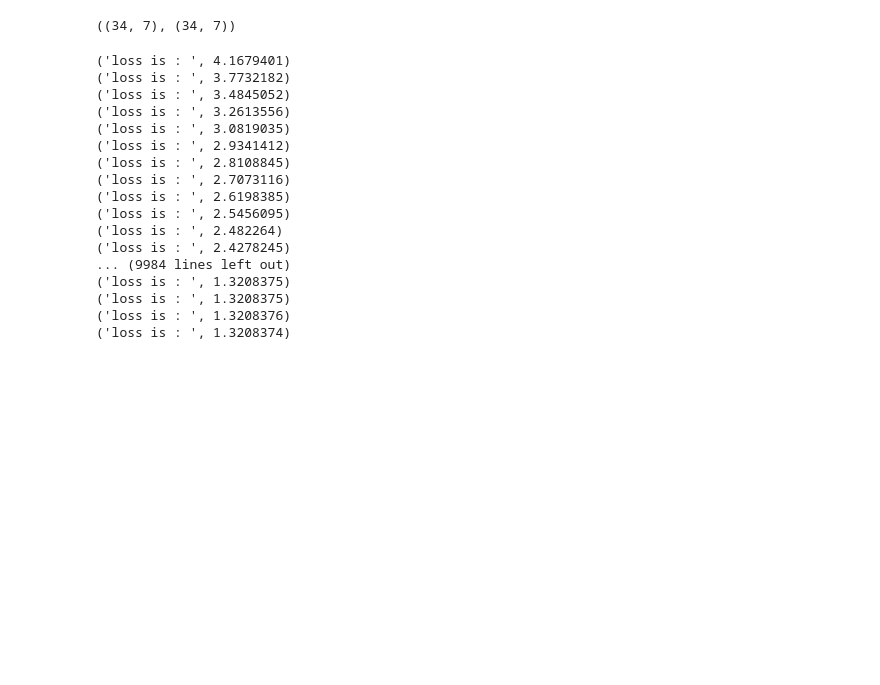
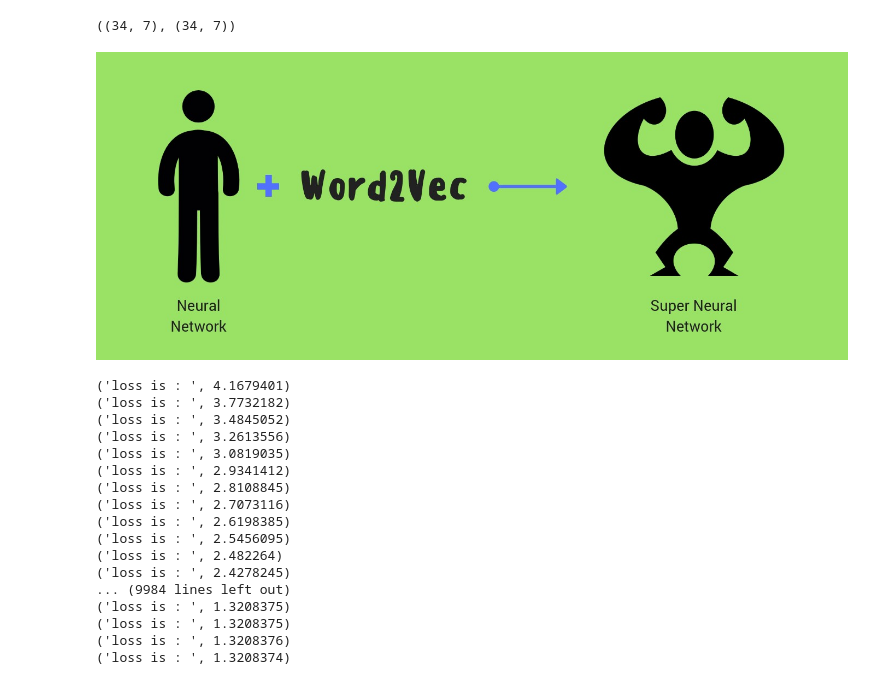
Before and after one commit to sudharsan13296/Word2vec-from-scratch, a Jupyter notebook: word2vec scratch.ipynb, the cells around one changed output. Saved outputs shown, nothing was run; the diff lists cells and outputs as text; code cells hidden in the pictures; blank space fills up the shorter version.

```diff
--- a/word2vec scratch.ipynb
+++ b/word2vec scratch.ipynb
@@ -91,6 +114,10 @@ y_train = np.asarray(y_train)
 print(x_train.shape, y_train.shape)
 # %% [output]
 ((34, 7), (34, 7))
+# %%
+Image('3.jpeg')
+# %% [output]
+[figure, added]
 # %%
 x = tf.placeholder(tf.float32, shape=(None, vocab_size))
 y_label = tf.placeholder(tf.float32, shape=(None, vocab_size))
```
Also changed, not shown: parts of 10 cells of this notebook, 4 other files.
